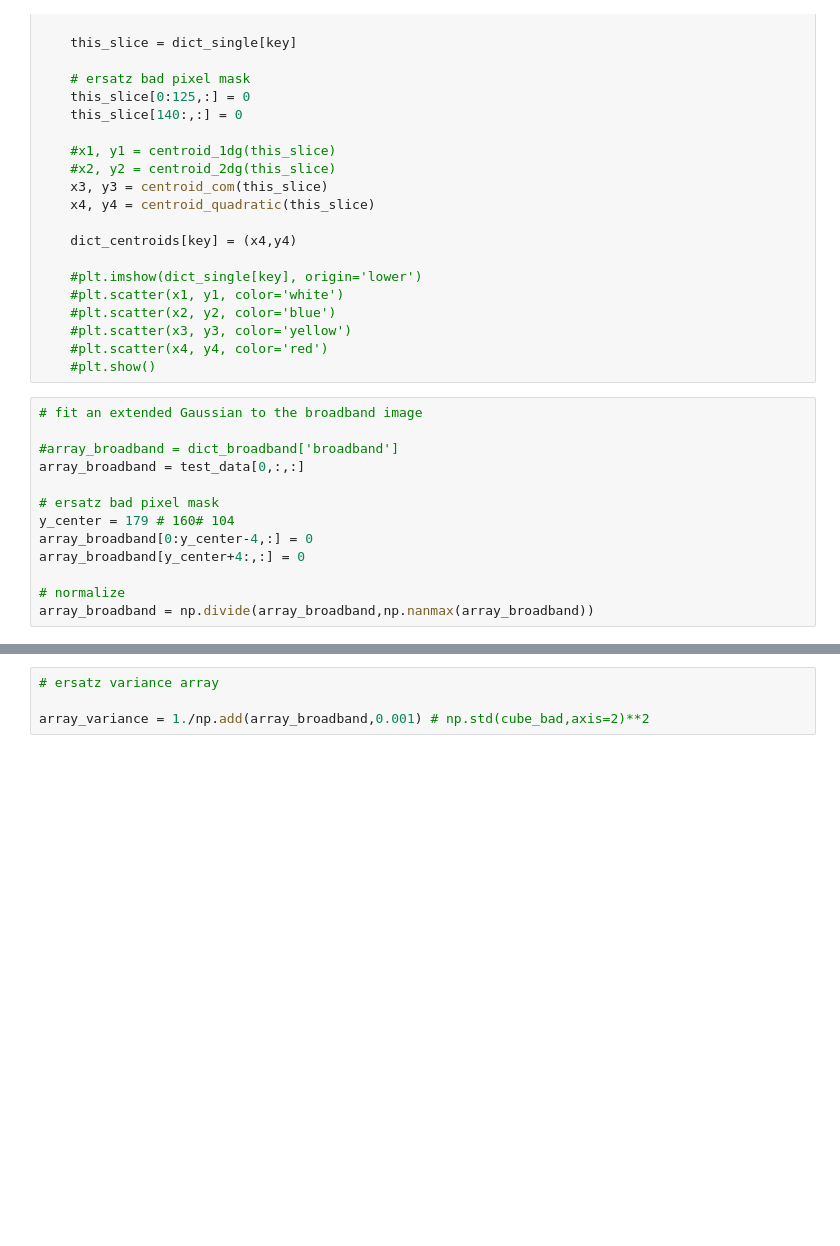
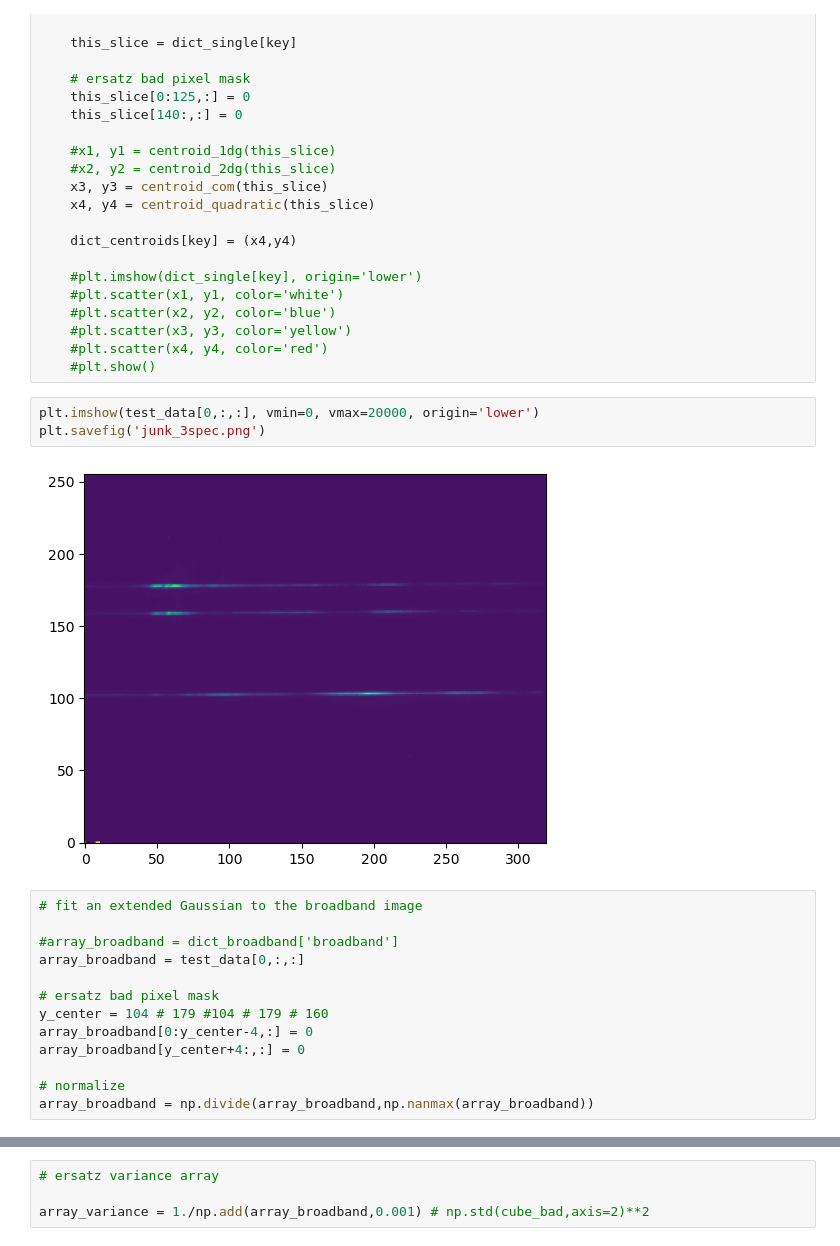
Before and after one commit to mwanakijiji/photonics_spectroscopy, a Jupyter notebook: notebooks_for_development/simple_classical_extraction_w_wavel.ipynb, the cells around one changed output, grey strips where cells are left out. Drawn from its saved outputs; the diff is of its cells as text; blank space fills up the shorter version.

```diff
--- a/notebooks_for_development/simple_classical_extraction_w_wavel.ipynb
+++ b/notebooks_for_development/simple_classical_extraction_w_wavel.ipynb
@@ -95,6 +95,11 @@ for key in dict_single:
     #plt.scatter(x3, y3, color='yellow')
     #plt.scatter(x4, y4, color='red')
     #plt.show()
+# %%
+plt.imshow(test_data[0,:,:], vmin=0, vmax=20000, origin='lower')
+plt.savefig('junk_3spec.png')
+# %% [output]
+[figure, added]
 # %%
 # fit an extended Gaussian to the broadband image
 
@@ -102,7 +107,7 @@ for key in dict_single:
 array_broadband = test_data[0,:,:]
 
 # ersatz bad pixel mask
-y_center = 179 # 160# 104
+y_center = 104 # 179 #104 # 179 # 160
 array_broadband[0:y_center-4,:] = 0
 array_broadband[y_center+4:,:] = 0
 
```
Also changed, not shown: parts of 5 cells of this notebook, 1 other file.
